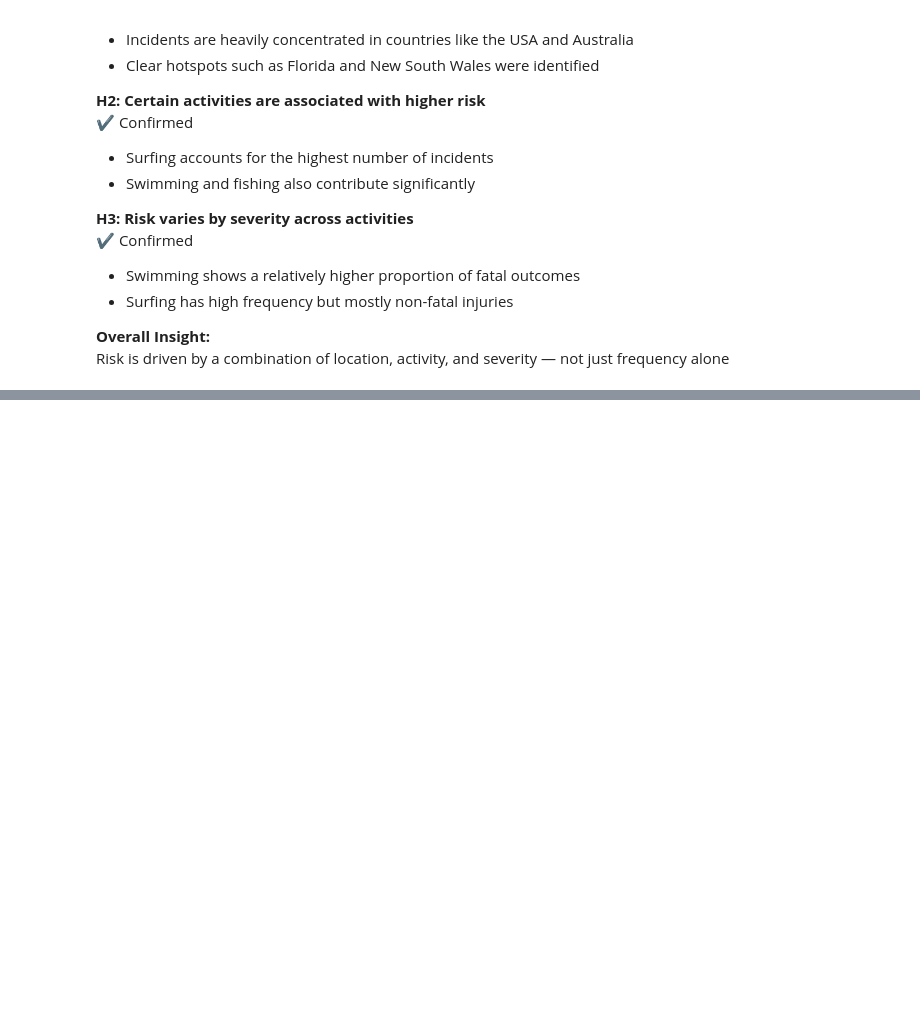
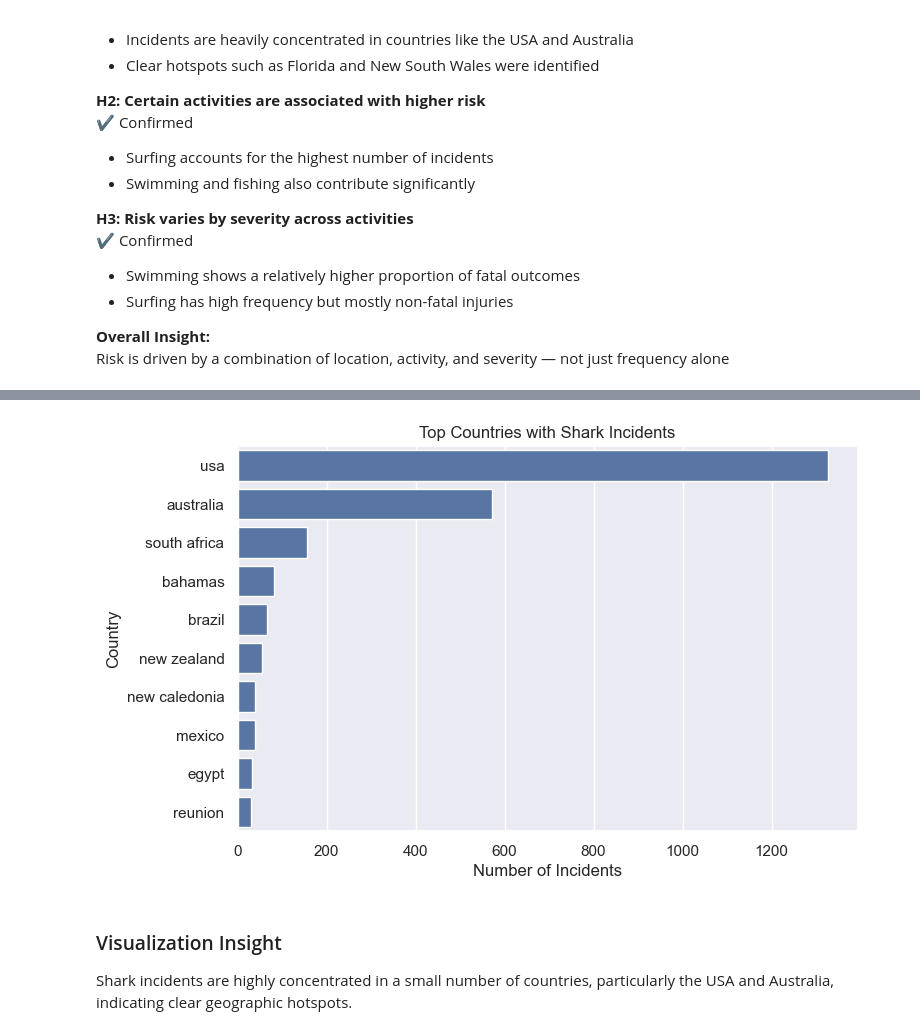
Before and after one commit to lgrefenstein/data-cleaning-pandas, a Jupyter notebook: eda.ipynb, the cells around one changed output, grey strips where cells are left out. Drawn from its saved outputs; the diff is of its cells as text; code cells hidden in the pictures; blank space fills up the shorter version.

```diff
--- a/eda.ipynb
+++ b/eda.ipynb
@@ -265,0 +265,19 @@ We aim to keep visualizations simple, readable, and directly aligned with our ke
+# %%
+# Get top 10 countries
+top_countries = df_recent["country"].value_counts().head(10)
+# %%
+# Create bar plot for top countries
+plt.figure(figsize=(8, 5))
+
+sns.barplot(x=top_countries.values, y=top_countries.index)
+
+plt.title("Top Countries with Shark Incidents")
+plt.xlabel("Number of Incidents")
+plt.ylabel("Country")
+
+plt.show()
+# %% [output]
+[figure, added]
+# %% [markdown]
+### Visualization Insight
+Shark incidents are highly concentrated in a small number of countries, particularly the USA and Australia, indicating clear geographic hotspots.
```
Also changed, not shown: parts of 11 cells of this notebook.
